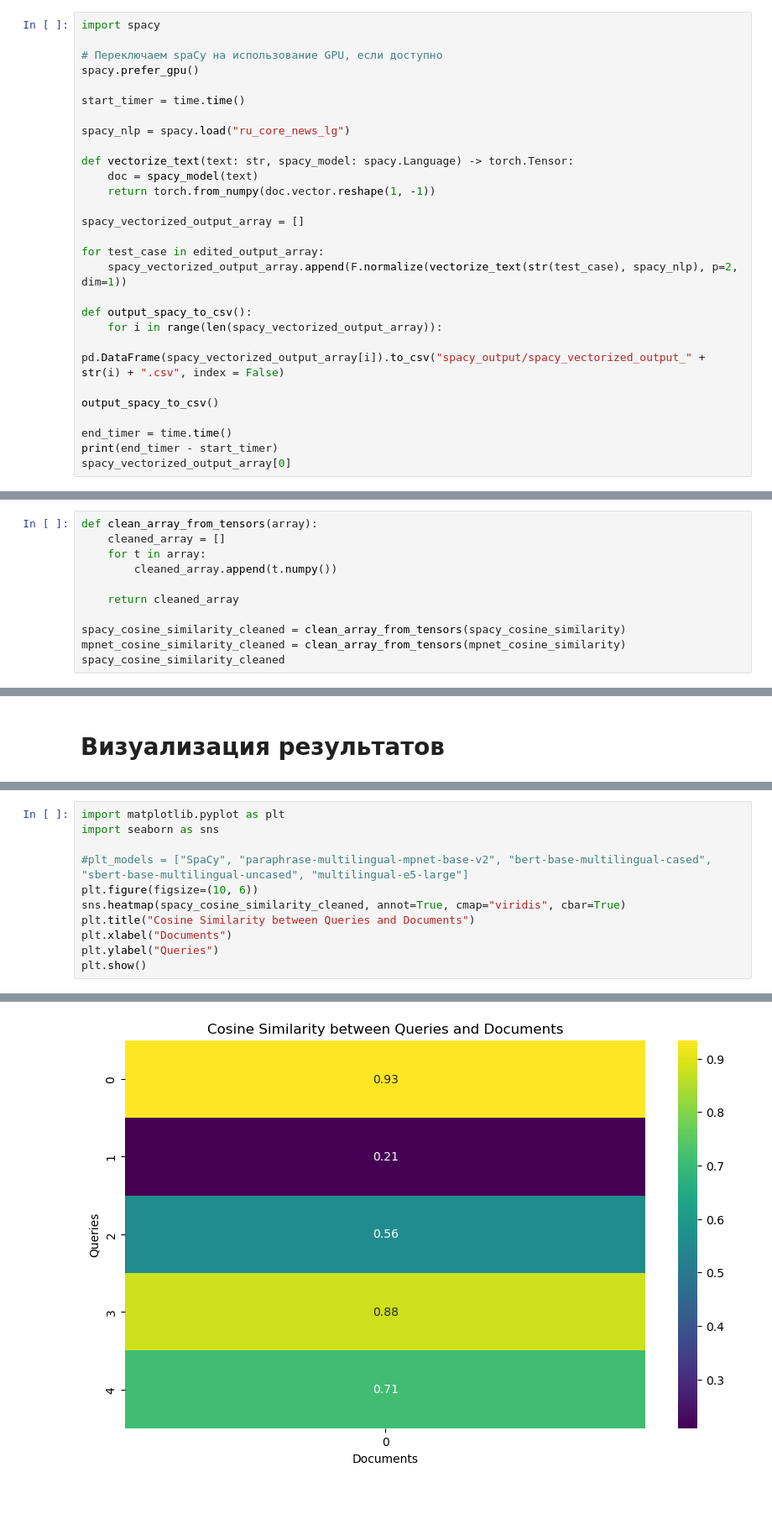
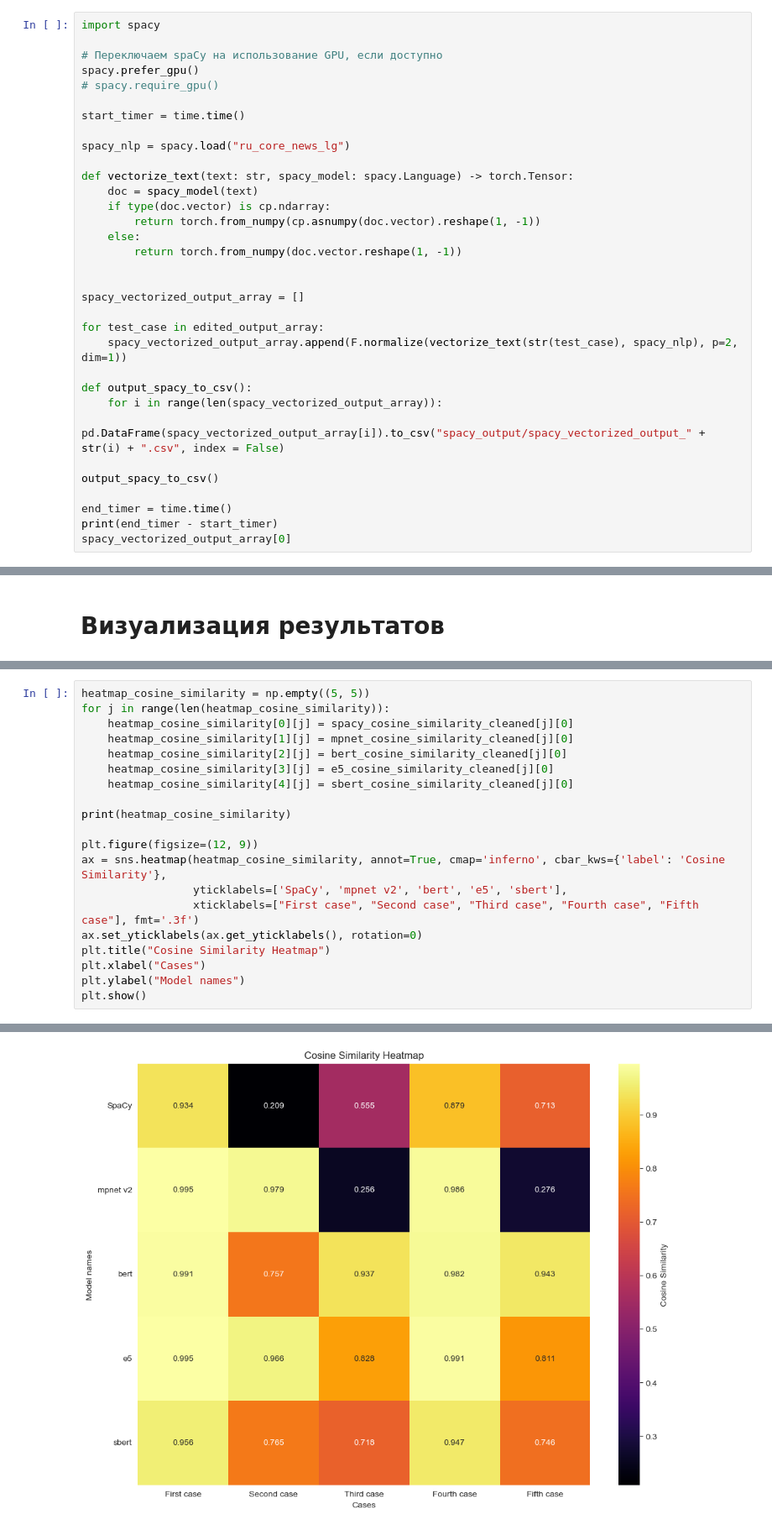
Before and after one commit to paulrainy/EmbeddingTest, a Jupyter notebook: spacy_test.ipynb, the cells around one changed output, grey strips where cells are left out. Shown: that part at 84% size. Saved outputs shown, nothing was run; the diff lists cells and outputs as text; blank space fills up the shorter version.

```diff
--- a/spacy_test.ipynb
+++ b/spacy_test.ipynb
@@ -187,6 +192,7 @@ import spacy
 
 # Переключаем spaCy на использование GPU, если доступно
 spacy.prefer_gpu()
+# spacy.require_gpu()
 
 start_timer = time.time()
 
@@ -194,7 +200,11 @@ spacy_nlp = spacy.load("ru_core_news_lg")
 
 def vectorize_text(text: str, spacy_model: spacy.Language) -> torch.Tensor:
     doc = spacy_model(text)
-    return torch.from_numpy(doc.vector.reshape(1, -1))
+    if type(doc.vector) is cp.ndarray:
+        return torch.from_numpy(cp.asnumpy(doc.vector).reshape(1, -1))
+    else:
+        return torch.from_numpy(doc.vector.reshape(1, -1))
+
 
 spacy_vectorized_output_array = []
 
@@ -542,11 +565,0 @@ sbert [tensor([0.9557]), tensor([0.7647]), tensor([0.7175]), tensor([0.9465]), t
-# %%
-def clean_array_from_tensors(array):
-    cleaned_array = []
-    for t in array:
-        cleaned_array.append(t.numpy())
-
-    return cleaned_array
-
-spacy_cosine_similarity_cleaned = clean_array_from_tensors(spacy_cosine_similarity)
-mpnet_cosine_similarity_cleaned = clean_array_from_tensors(mpnet_cosine_similarity)
-spacy_cosine_similarity_cleaned
@@ -566,12 +658,21 @@ def euclidean_distance(array):
 # %%
-import matplotlib.pyplot as plt
-import seaborn as sns
+heatmap_cosine_similarity = np.empty((5, 5))
+for j in range(len(heatmap_cosine_similarity)):
+    heatmap_cosine_similarity[0][j] = spacy_cosine_similarity_cleaned[j][0]
+    heatmap_cosine_similarity[1][j] = mpnet_cosine_similarity_cleaned[j][0]
+    heatmap_cosine_similarity[2][j] = bert_cosine_similarity_cleaned[j][0]
+    heatmap_cosine_similarity[3][j] = e5_cosine_similarity_cleaned[j][0]
+    heatmap_cosine_similarity[4][j] = sbert_cosine_similarity_cleaned[j][0]
 
-#plt_models = ["SpaCy", "paraphrase-multilingual-mpnet-base-v2", "bert-base-multilingual-cased", "sbert-base-multilingual-uncased", "multilingual-e5-large"]
-plt.figure(figsize=(10, 6))
-sns.heatmap(spacy_cosine_similarity_cleaned, annot=True, cmap="viridis", cbar=True)
-plt.title("Cosine Similarity between Queries and Documents")
-plt.xlabel("Documents")
-plt.ylabel("Queries")
+print(heatmap_cosine_similarity)
+
+plt.figure(figsize=(12, 9))
+ax = sns.heatmap(heatmap_cosine_similarity, annot=True, cmap='inferno', cbar_kws={'label': 'Cosine Similarity'},
+                 yticklabels=['SpaCy', 'mpnet v2', 'bert', 'e5', 'sbert'],
+                 xticklabels=["First case", "Second case", "Third case", "Fourth case", "Fifth case"], fmt='.3f')
+ax.set_yticklabels(ax.get_yticklabels(), rotation=0)
+plt.title("Cosine Similarity Heatmap")
+plt.xlabel("Cases")
+plt.ylabel("Model names")
 plt.show()
 # %% [output]
@@ -578 +684 @@ plt.show()
-[figure, old version]
+[figure, new version]
```
Also changed, not shown: parts of 23 cells of this notebook, 34 other files.
